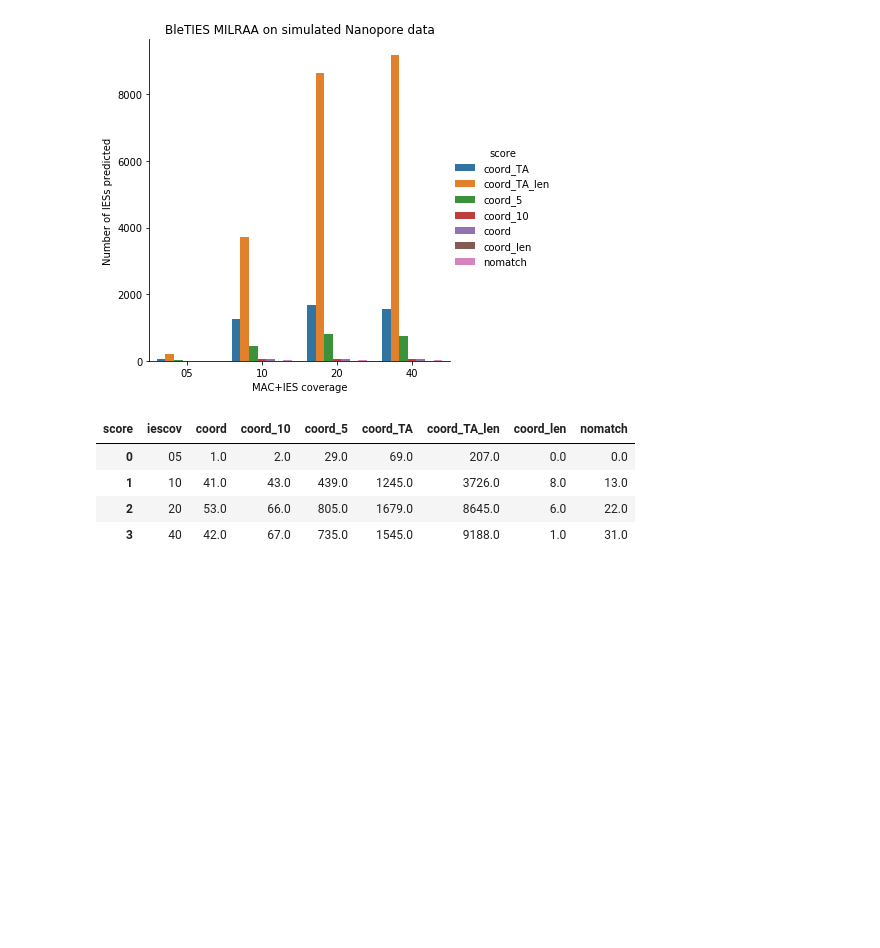
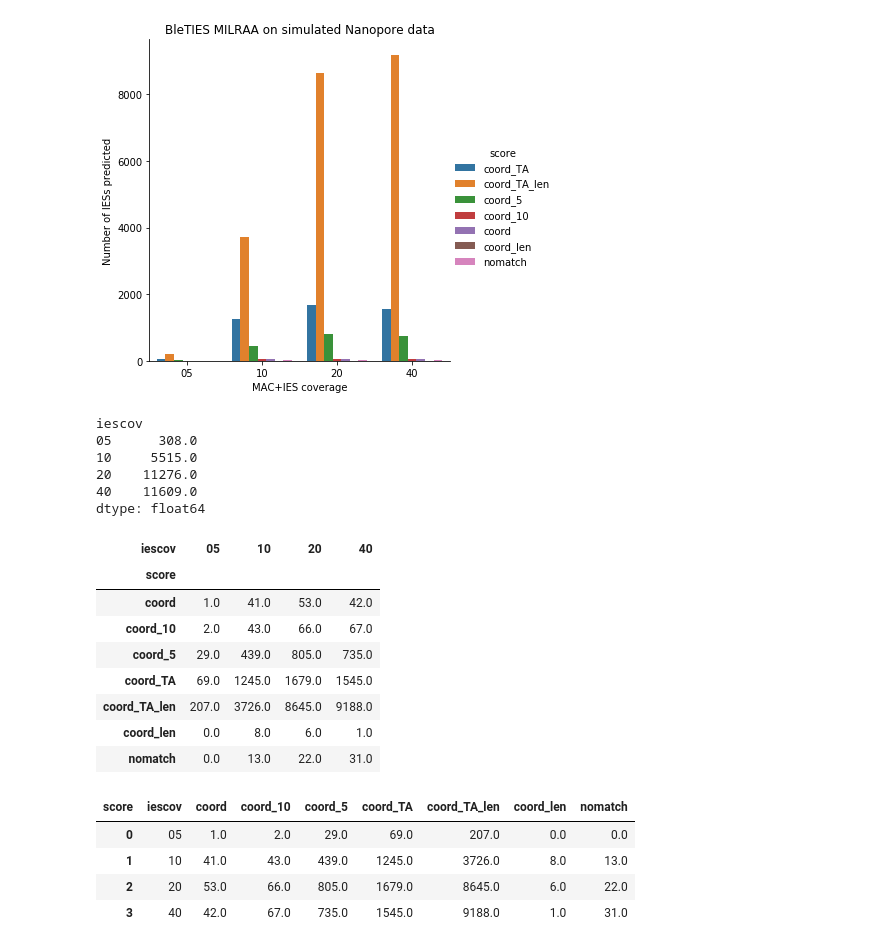
Before and after one commit to Swart-lab/bleties-test-ptet, a Jupyter notebook: Evaluate_BleTIES_MILRAA_with_simulated_ONT_R9.5_reads.ipynb, the cells around one changed output. Cells and saved outputs as stored; diff of their text form; code cells hidden in the pictures; blank space fills up the shorter version.

```diff
--- a/Evaluate_BleTIES_MILRAA_with_simulated_ONT_R9.5_reads.ipynb
+++ b/Evaluate_BleTIES_MILRAA_with_simulated_ONT_R9.5_reads.ipynb
@@ -81,6 +81,29 @@ Text(0.5, 1, 'BleTIES MILRAA on simulated Nanopore data')
 # tabulate by score type and reformat table for barplot
 cts = out[['iescov','score']].groupby(['iescov','score']).size().reset_index()
 ctsspread = cts.pivot(index='iescov',columns='score',values=0).reset_index().fillna(0)
+# %%
+# Total IESs predicted per mixture ratio
+cts.pivot(index='iescov',columns='score',values=0).fillna(0).transpose().sum()
+# %% [output]
+iescov
+05      308.0
+10     5515.0
+20    11276.0
+40    11609.0
+dtype: float64
+# %%
+# Total IESs predicted per mixture ratio
+cts.pivot(index='iescov',columns='score',values=0).fillna(0).transpose()
+# %% [output]
+| iescov | 05 | 10 | 20 | 40 |
+| score |  |  |  |  |
+| coord | 1.0 | 41.0 | 53.0 | 42.0 |
+| coord_10 | 2.0 | 43.0 | 66.0 | 67.0 |
+| coord_5 | 29.0 | 439.0 | 805.0 | 735.0 |
+| coord_TA | 69.0 | 1245.0 | 1679.0 | 1545.0 |
+| coord_TA_len | 207.0 | 3726.0 | 8645.0 | 9188.0 |
+| coord_len | 0.0 | 8.0 | 6.0 | 1.0 |
+| nomatch | 0.0 | 13.0 | 22.0 | 31.0 |
 # %%
 ctsspread
 # %% [output]
```
Also changed, not shown: parts of 1 cell of this notebook, 1 other file.
